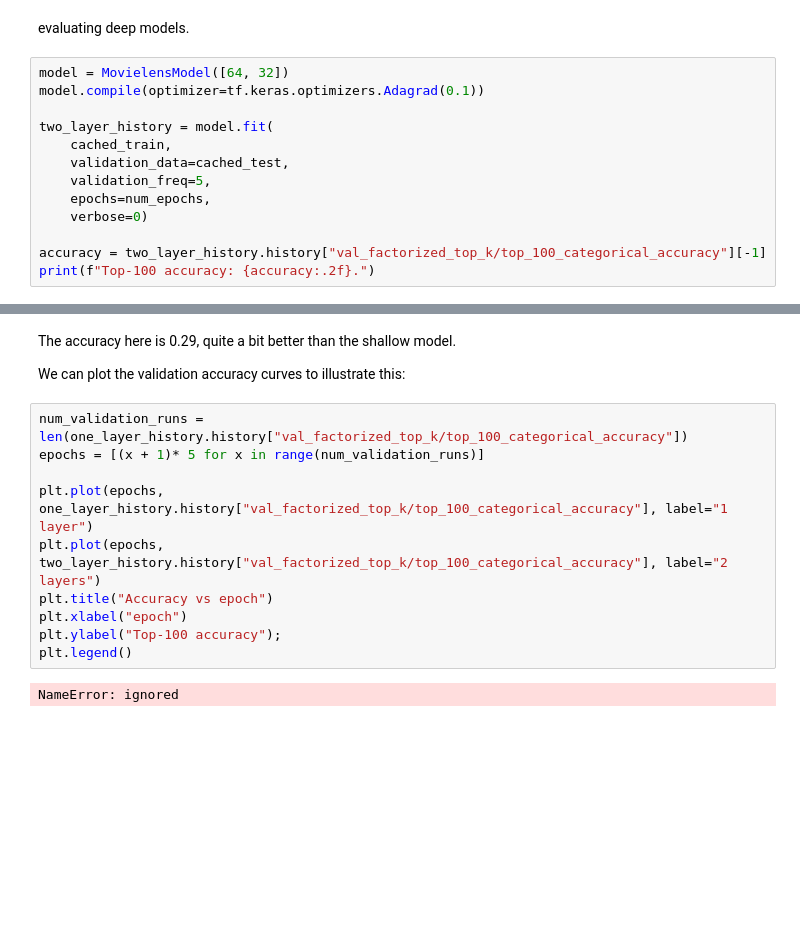
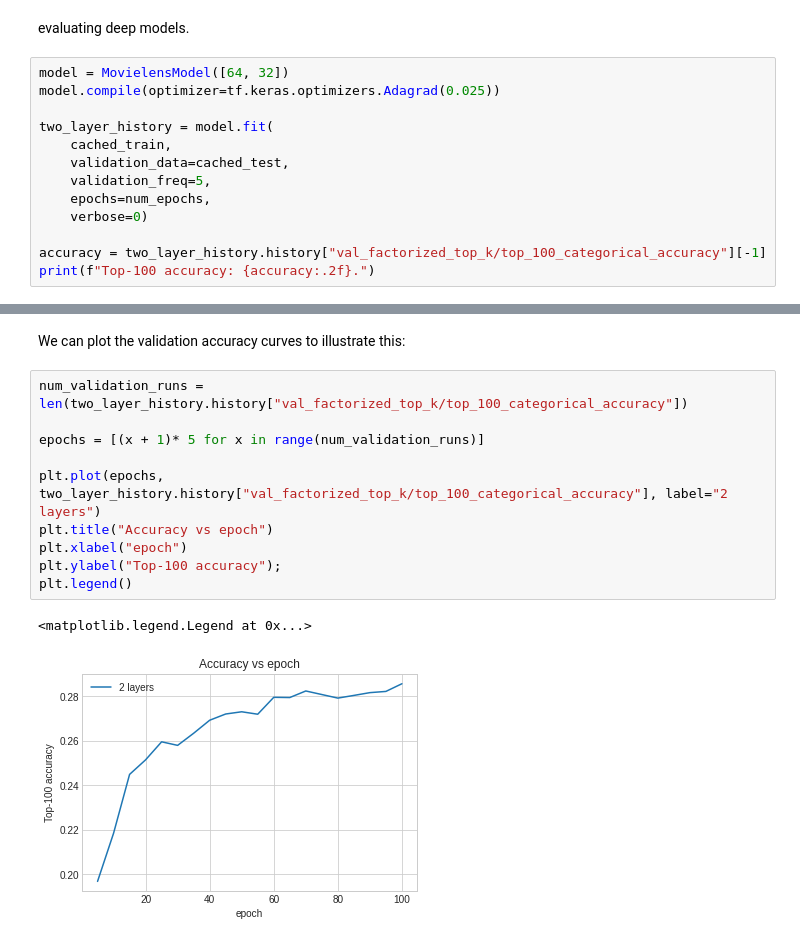
Before and after one commit to yvanminyem/whyzzerRec, a Jupyter notebook: Copie_de_deep_recommenders.ipynb, the cells around one changed output, grey strips where cells are left out. Drawn from its saved outputs; the diff is of its cells as text; blank space fills up the shorter version.

```diff
--- a/Copie_de_deep_recommenders.ipynb
+++ b/Copie_de_deep_recommenders.ipynb
@@ -271,7 +271,7 @@ num_epochs = 100
  evaluating deep models.
 # %%
 model = MovielensModel([64, 32])
-model.compile(optimizer=tf.keras.optimizers.Adagrad(0.1))
+model.compile(optimizer=tf.keras.optimizers.Adagrad(0.025))
 
 two_layer_history = model.fit(
     cached_train,
@@ -301,17 +295,18 @@ Top-100 accuracy: 0.27.
 # %% [markdown]
-The accuracy here is 0.29, quite a bit better than the shallow model.
+
 
 We can plot the validation accuracy curves to illustrate this:
 # %%
-num_validation_runs = len(one_layer_history.history["val_factorized_top_k/top_100_categorical_accuracy"])
+num_validation_runs = len(two_layer_history.history["val_factorized_top_k/top_100_categorical_accuracy"])
+
 epochs = [(x + 1)* 5 for x in range(num_validation_runs)]
 
-plt.plot(epochs, one_layer_history.history["val_factorized_top_k/top_100_categorical_accuracy"], label="1 layer")
 plt.plot(epochs, two_layer_history.history["val_factorized_top_k/top_100_categorical_accuracy"], label="2 layers")
 plt.title("Accuracy vs epoch")
 plt.xlabel("epoch")
 plt.ylabel("Top-100 accuracy");
 plt.legend()
 # %% [output]
-NameError: ignored
+<matplotlib.legend.Legend at 0x...>
+[figure, added]
 # %%
```
Also changed, not shown: parts of 2 cells of this notebook.
